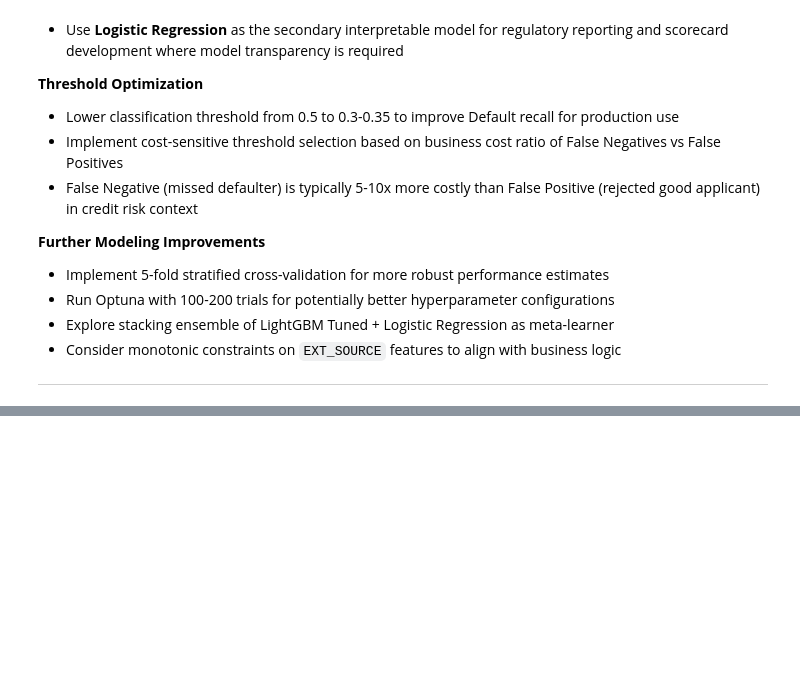
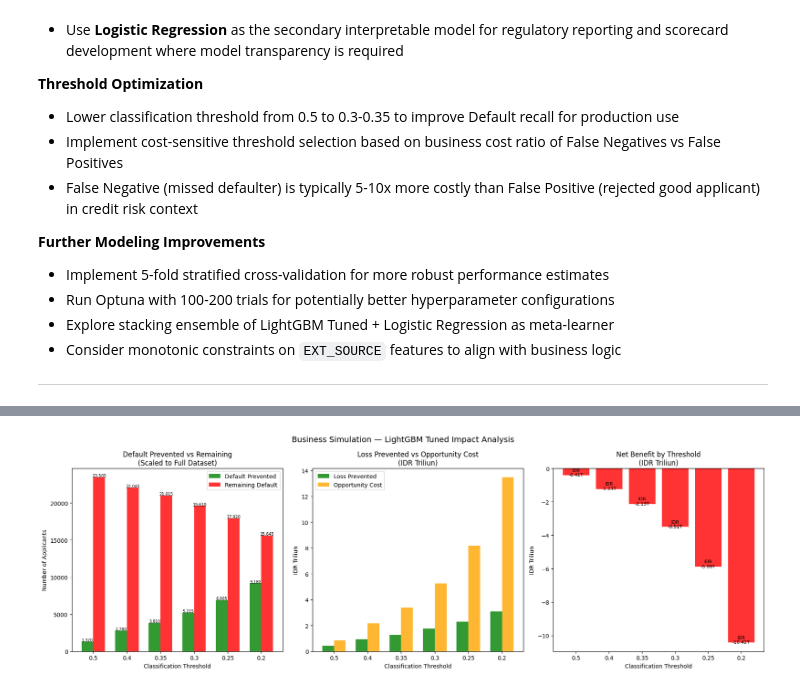
Before and after one commit to oknardo/Home_Credit_Scorecard_Model, a Jupyter notebook: Train_Model.ipynb, the cells around one changed output, grey strips where cells are left out. Cells and saved outputs as stored; diff of their text form; code cells hidden in the pictures; blank space fills up the shorter version.

Commit message:
Add Simulation

```diff
--- a/Train_Model.ipynb
+++ b/Train_Model.ipynb
@@ -1303,0 +1339,15 @@ Cross-table derived features including `BUREAU_INST_DELINQUENCY`, `EXT_SOURCE_ME
+# %%
+# Threshold simulation
+thresholds = [0.5, 0.4, 0.35, 0.3, 0.25, 0.2]
+
+print(f"{'Threshold':<12} {'TP':>8} {'FP':>8} {'FN':>8} {'Recall':>10} {'Precision':>12}")
+print("-" * 60)
+
+for thresh in thresholds:
+    y_pred_thresh = (y_prob_lgbm_tuned >= thresh).astype(int)
+    tp = ((y_pred_thresh == 1) & (y_test == 1)).sum()
+    fp = ((y_pred_thresh == 1) & (y_test == 0)).sum()
+    fn = ((y_pred_thresh == 0) & (y_test == 1)).sum()
+    recall = tp / (tp + fn)
+    precision = tp / (tp + fp) if (tp + fp) > 0 else 0
+    print(f"{thresh:<12} {tp:>8} {fp:>8} {fn:>8} {recall:>10.4f} {precision:>12.4f}")
@@ -1303,0 +1506,52 @@ Cross-table derived features including `BUREAU_INST_DELINQUENCY`, `EXT_SOURCE_ME
+# %%
+# Visualization
+fig, axes = plt.subplots(1, 3, figsize=(18, 6))
+
+thresholds_plot = [str(r['Threshold']) for r in results]
+loss_prevented = [r['Loss Prevented (T)'] for r in results]
+opp_cost = [r['Opportunity Cost (T)'] for r in results]
+net_benefit = [r['Net Benefit (T)'] for r in results]
+defaults_prevented = [r['Default Prevented'] for r in results]
+remaining_defaults = [r['Remaining Default'] for r in results]
+
+# Plot 1: Defaults Prevented vs Remaining
+x = np.arange(len(thresholds_plot))
+width = 0.35
+axes[0].bar(x - width/2, defaults_prevented, width, label='Default Prevented', color='green', alpha=0.8)
+axes[0].bar(x + width/2, remaining_defaults, width, label='Remaining Default', color='red', alpha=0.8)
+axes[0].set_title('Default Prevented vs Remaining\n(Scaled to Full Dataset)')
+axes[0].set_xlabel('Classification Threshold')
+axes[0].set_ylabel('Number of Applicants')
+axes[0].set_xticks(x)
+axes[0].set_xticklabels(thresholds_plot)
+axes[0].legend()
+for i, (p, r) in enumerate(zip(defaults_prevented, remaining_defaults)):
+    axes[0].text(i - width/2, p + 50, f'{p:,}', ha='center', fontsize=7)
+    axes[0].text(i + width/2, r + 50, f'{r:,}', ha='center', fontsize=7)
+
+# Plot 2: Loss Prevented vs Opportunity Cost
+axes[1].bar(x - width/2, loss_prevented, width, label='Loss Prevented', color='green', alpha=0.8)
+axes[1].bar(x + width/2, opp_cost, width, label='Opportunity Cost', color='orange', alpha=0.8)
+axes[1].set_title('Loss Prevented vs Opportunity Cost\n(IDR Triliun)')
+axes[1].set_xlabel('Classification Threshold')
+axes[1].set_ylabel('IDR Triliun')
+axes[1].set_xticks(x)
+axes[1].set_xticklabels(thresholds_plot)
+axes[1].legend()
+
+# Plot 3: Net Benefit
+colors_net = ['green' if v > 0 else 'red' for v in net_benefit]
+bars = axes[2].bar(thresholds_plot, net_benefit, color=colors_net, alpha=0.8)
+axes[2].set_title('Net Benefit by Threshold\n(IDR Triliun)')
+axes[2].set_xlabel('Classification Threshold')
+axes[2].set_ylabel('IDR Triliun')
+axes[2].axhline(y=0, color='black', linestyle='-', linewidth=0.8)
+for i, v in enumerate(net_benefit):
+    axes[2].text(i, v + 0.01 if v >= 0 else v - 0.05,
+                f'IDR\n{v:.2f}T', ha='center', fontsize=8)
+
+plt.suptitle('Business Simulation — LightGBM Tuned Impact Analysis', fontsize=14)
+plt.tight_layout()
+plt.show()
+# %% [output]
+[figure, added]
```
Also changed, not shown: parts of 6 cells of this notebook.
